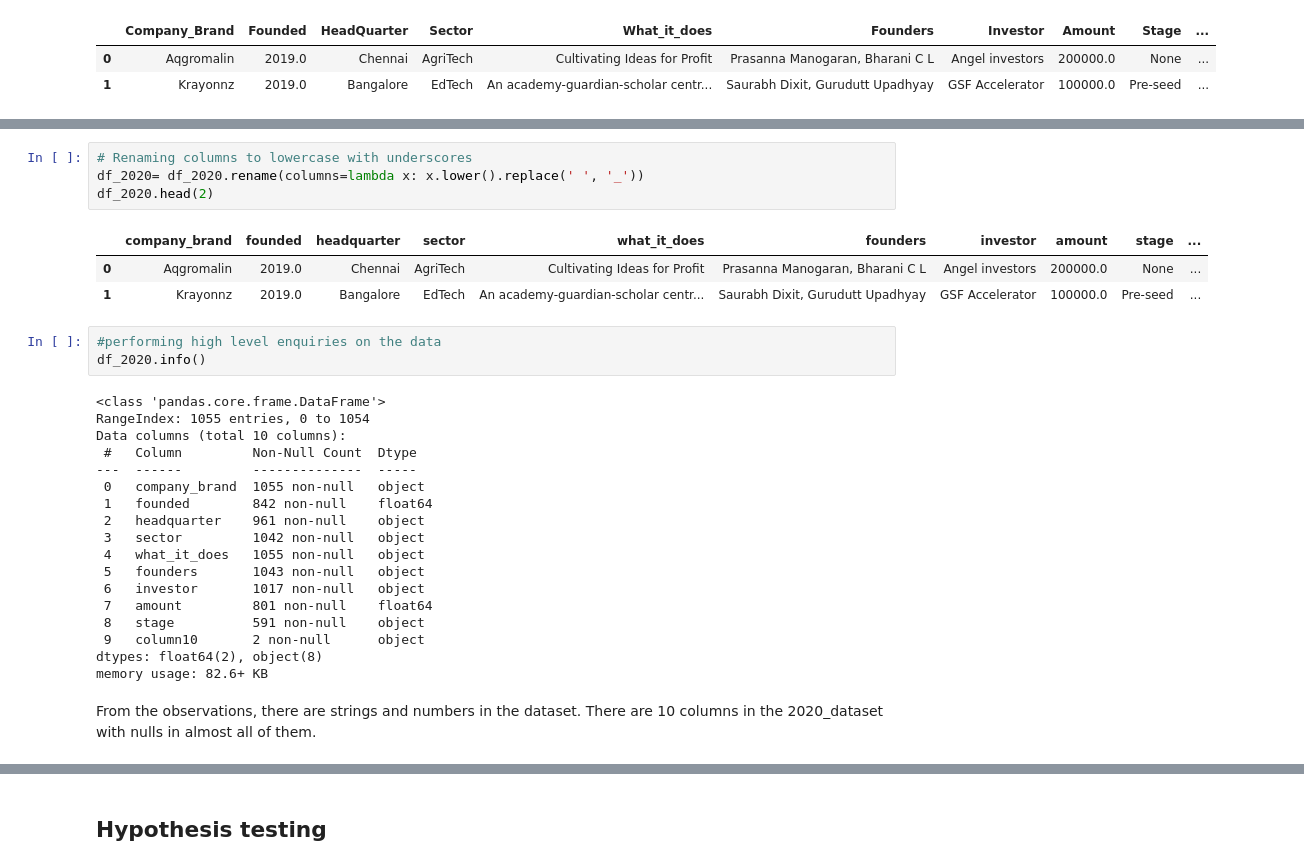
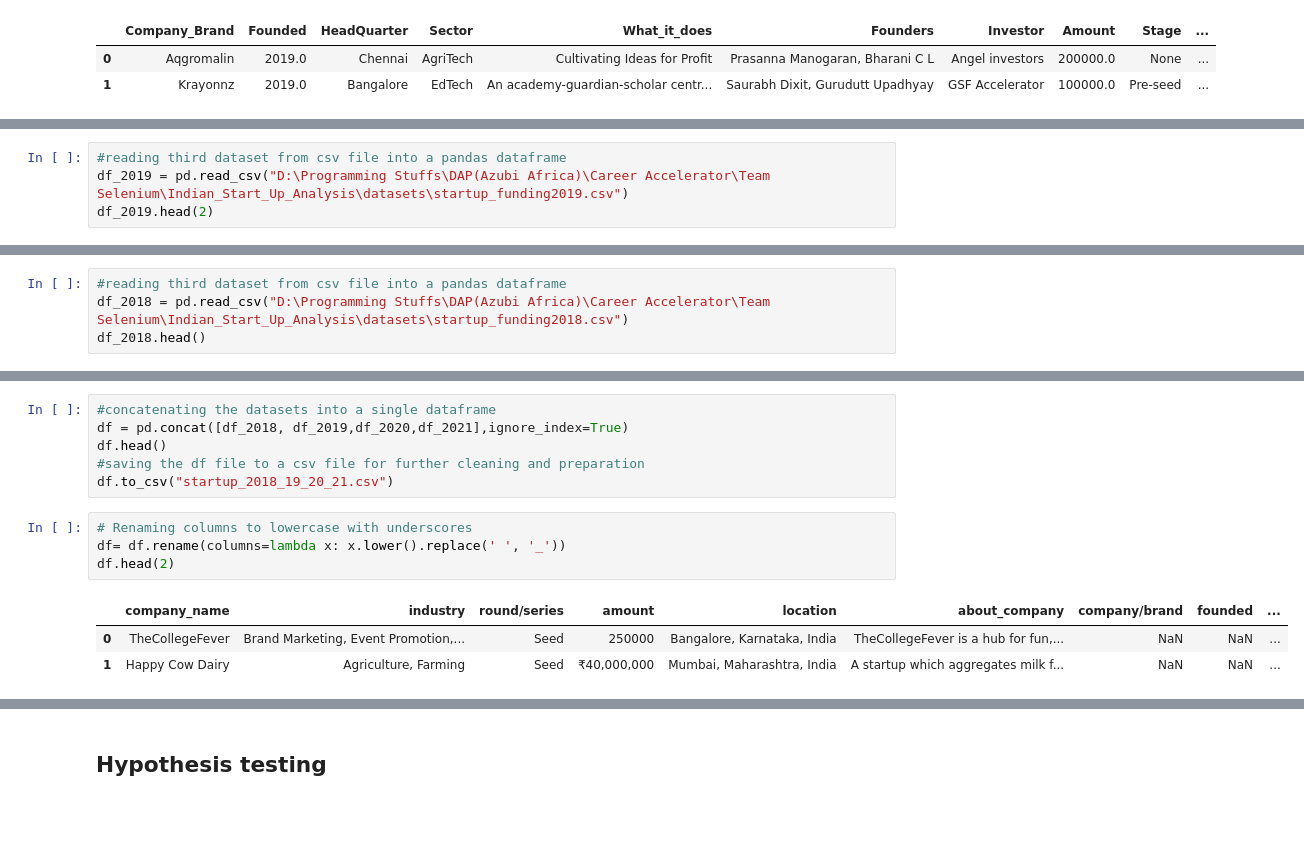
Before and after one commit to Azubi-Team-Selenium/Indian_Start_Up_Analysis, a Jupyter notebook: Data_collection.ipynb, the cells around one changed output, grey strips where cells are left out. Cells and saved outputs as stored; diff of their text form; blank space fills up the shorter version.

```diff
--- a/Data_collection.ipynb
+++ b/Data_collection.ipynb
@@ -64,3 +72,7 @@ df_2021.head(2)
 |  | Company_Brand | Founded | HeadQuarter | Sector | What_it_does | Founders | Investor | Amount | Stage |
 | 0 | Unbox Robotics | 2019.0 | Bangalore | AI startup | Unbox Robotics builds on-demand A... | Pramod Ghadge, Shahid Memon | BEENEXT, Entrepreneur First | $1,200,000 | Pre-series A |
 | 1 | upGrad | 2015.0 | Mumbai | EdTech | UpGrad is an online higher educat... | Mayank Kumar, Phalgun Kompalli, R... | Unilazer Ventures, IIFL Asset Man... | $120,000,000 | None |
+# %%
+#reading third dataset from csv file into a pandas dataframe
+df_2019 = pd.read_csv("D:\Programming Stuffs\DAP(Azubi Africa)\Career Accelerator\Team Selenium\Indian_Start_Up_Analysis\datasets\startup_funding2019.csv")
+df_2019.head(2)
@@ -66,0 +83,4 @@ df_2021.head(2)
+# %%
+#reading third dataset from csv file into a pandas dataframe
+df_2018 = pd.read_csv("D:\Programming Stuffs\DAP(Azubi Africa)\Career Accelerator\Team Selenium\Indian_Start_Up_Analysis\datasets\startup_funding2018.csv")
+df_2018.head()
@@ -67,31 +94,14 @@ df_2021.head(2)
+# %%
+#concatenating the datasets into a single dataframe
+df = pd.concat([df_2018, df_2019,df_2020,df_2021],ignore_index=True)
+df.head()
+#saving the df file to a csv file for further cleaning and preparation
+df.to_csv("startup_2018_19_20_21.csv")
 # %%
 # Renaming columns to lowercase with underscores
-df_2020= df_2020.rename(columns=lambda x: x.lower().replace(' ', '_'))
-df_2020.head(2)
+df= df.rename(columns=lambda x: x.lower().replace(' ', '_'))
+df.head(2)
 # %% [output]
-|  | company_brand | founded | headquarter | sector | what_it_does | founders | investor | amount | stage | ... |
-| 0 | Aqgromalin | 2019.0 | Chennai | AgriTech | Cultivating Ideas for Profit | Prasanna Manogaran, Bharani C L | Angel investors | 200000.0 | None | ... |
-| 1 | Krayonnz | 2019.0 | Bangalore | EdTech | An academy-guardian-scholar centr... | Saurabh Dixit, Gurudutt Upadhyay | GSF Accelerator | 100000.0 | Pre-seed | ... |
+|  | company_name | industry | round/series | amount | location | about_company | company/brand | founded | ... |
+| 0 | TheCollegeFever | Brand Marketing, Event Promotion,... | Seed | 250000 | Bangalore, Karnataka, India | TheCollegeFever is a hub for fun,... | NaN | NaN | ... |
+| 1 | Happy Cow Dairy | Agriculture, Farming | Seed | ₹40,000,000 | Mumbai, Maharashtra, India | A startup which aggregates milk f... | NaN | NaN | ... |
-# %%
-#performing high level enquiries on the data
-df_2020.info()
-# %% [output]
-<class 'pandas.core.frame.DataFrame'>
-RangeIndex: 1055 entries, 0 to 1054
-Data columns (total 10 columns):
- #   Column         Non-Null Count  Dtype
----  ------         --------------  -----
- 0   company_brand  1055 non-null   object
- 1   founded        842 non-null    float64
- 2   headquarter    961 non-null    object
- 3   sector         1042 non-null   object
- 4   what_it_does   1055 non-null   object
- 5   founders       1043 non-null   object
- 6   investor       1017 non-null   object
- 7   amount         801 non-null    float64
- 8   stage          591 non-null    object
- 9   column10       2 non-null      object
-dtypes: float64(2), object(8)
-memory usage: 82.6+ KB
-# %% [markdown]
-From the observations, there are strings and numbers in the dataset. There are 10 columns in the 2020_dataset with nulls in almost all of them.
```
Also changed, not shown: parts of 30 cells of this notebook, 3 other files.
